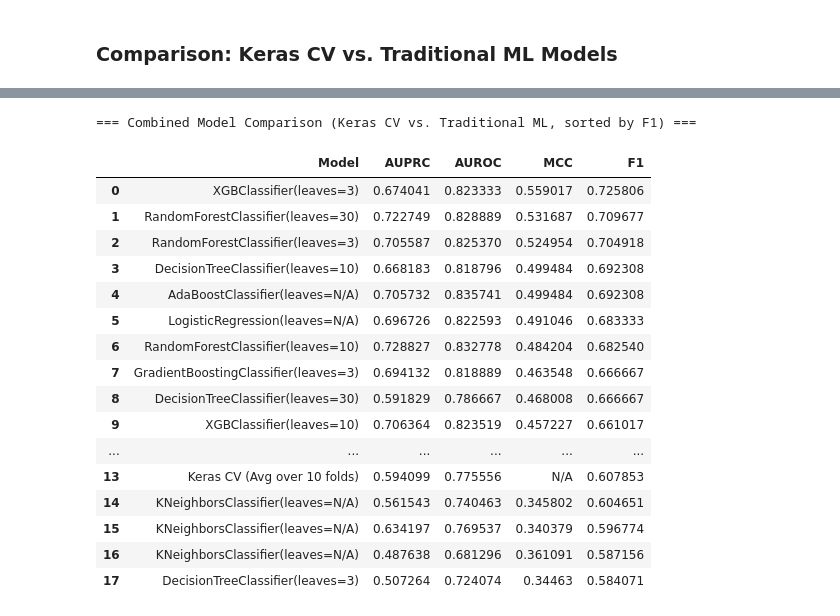
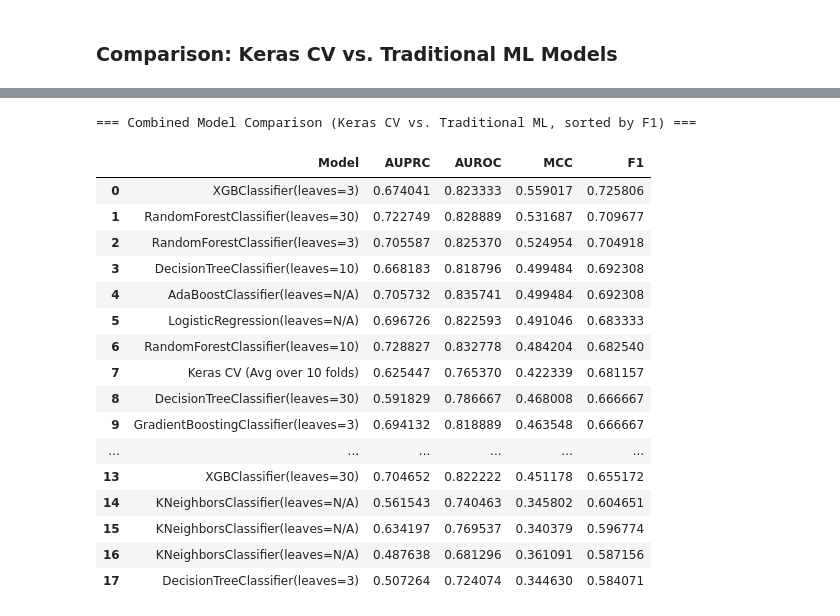
Before and after one commit to isaacadebayo/Predictive-Analytics-Public-Datasets, a Jupyter notebook: Diabetes_Prediction_Classification.ipynb, the cells around one changed output, grey strips where cells are left out. Saved outputs shown, nothing was run; the diff lists cells and outputs as text; code cells hidden in the pictures.

```diff
--- a/Diabetes_Prediction_Classification.ipynb
+++ b/Diabetes_Prediction_Classification.ipynb
@@ -920,27 +909,42 @@ models = [
 # %% [markdown]
 Plotting Confusion matrix and classification report for Multiple ML model
 # %%
+from sklearn.metrics import classification_report, confusion_matrix
+from imblearn.pipeline import Pipeline as ImblearnPipeline # Aliasing Pipeline to ImblearnPipeline
+from sklearn.preprocessing import StandardScaler
+from imblearn.over_sampling import SMOTE
+
 for m in models:
-    # Train the model
-    m.fit(X_tr_res, y_tr_res)
+    # Wrap the model in a pipeline with StandardScaler and SMOTE
+    pipe = ImblearnPipeline([
+        ('scaler', StandardScaler()),
+        ('smote', SMOTE(k_neighbors=10, random_state=42)),
+        ('clf', m),
+    ])
+
+    # Train the pipeline on original X_train, y_train
+    pipe.fit(X_train, y_train)
 
     print(m)
 
-    # Generate predictions
-    y_train_pred = m.predict(X_tr_res).astype(int)
-    y_test_pred = m.predict(X_test_s).astype(int) # Corrected to use scaled test data
+    # Generate predictions using the pipeline
+    y_train_pred = pipe.predict(X_train).astype(int) # Use X_train here, as the pipeline handles scaling and SMOTE
+    y_test_pred = pipe.predict(X_test).astype(int)   # Use X_test here, as the pipeline handles scaling
 
     # Print classification report
     print(classification_report(y_test, y_test_pred))
 
     # Compute confusion matrices
-    conf_matrix_train = confusion_matrix(y_tr_res, y_train_pred).astype(float)
+    conf_matrix_train = confusion_matrix(y_train, y_train_pred).astype(float)
     conf_matrix_test = confusion_matrix(y_test, y_test_pred).astype(float)
 
     # Normalize confusion matrices
     for i in range(conf_matrix_train.shape[0]):
-        conf_matrix_train[i, :] /= conf_matrix_train[i, :].sum()
-        conf_matrix_test[i, :] /= conf_matrix_test[i, :].sum()
+        # Check to avoid division by zero if a row sum is 0
+        if conf_matrix_train[i, :].sum() > 0:
+            conf_matrix_train[i, :] /= conf_matrix_train[i, :].sum()
+        if conf_matrix_test[i, :].sum() > 0:
+            conf_matrix_test[i, :] /= conf_matrix_test[i, :].sum()
 
     # Create subplots for confusion matrices
     fig, axes = plt.subplots(nrows=1, ncols=2, figsize=(8, 4))
@@ -1274,0 +1480,7 @@ Keras Model AUROC on Test Set: 0.7756
+# %%
+from sklearn.metrics import matthews_corrcoef
+
+y_keras_pred = model.predict(X_test_s).argmax(axis=1)
+keras_mcc = matthews_corrcoef(y_test, y_keras_pred)
+
+print(f"Keras Model MCC on Test Set: {keras_mcc:.4f}")
@@ -1277,7 +1492,7 @@ keras_cv_metrics = {
     'Model': 'Keras CV (Avg over 10 folds)',
     'AUPRC': keras_auprc,
     'AUROC': keras_auroc,
-    'MCC': np.nan,   # Not directly calculated in the CV summary
+    'MCC': keras_mcc,   # Updated to use the calculated MCC
     'F1': avg_f1_macro,
     'Accuracy': avg_accuracy # Adding accuracy for completeness
 }
@@ -1286,39 +1501,39 @@ keras_cv_metrics = {
 keras_cv_df = pd.DataFrame([keras_cv_metrics])
 
 # Ensure results_df has an 'Accuracy' column for consistent concatenation.
 # For existing models, if 'Accuracy' is not present, it would be good to add it,
 # but for this comparison, we'll assume the primary comparison is F1 and AUPRC.
 # We'll just add accuracy to the Keras row for now.
 
 # Assuming results_df from cell _p8_7dJ_qy2d is available
 # If results_df doesn't have an 'Accuracy' column from previous runs, we'll create it with NaNs
 if 'Accuracy' not in results_df.columns:
     results_df['Accuracy'] = np.nan
 
 # Select and reorder columns for concatenation to match `keras_cv_df`
 # Only keep common columns and F1, AUPRC, AUROC, MCC for main comparison
 common_cols = ['Model', 'AUPRC', 'AUROC', 'MCC', 'F1']
 combined_df = pd.concat([results_df[common_cols], keras_cv_df[common_cols]], ignore_index=True)
 
 print("\n=== Combined Model Comparison (Keras CV vs. Traditional ML, sorted by F1) ===")
 # Sort by F1-score for a clear comparison
 display(combined_df.sort_values('F1', ascending=False).reset_index(drop=True).fillna('N/A'))
 # %% [output]
 === Combined Model Comparison (Keras CV vs. Traditional ML, sorted by F1) ===
 |  | Model | AUPRC | AUROC | MCC | F1 |
 | 0 | XGBClassifier(leaves=3) | 0.674041 | 0.823333 | 0.559017 | 0.725806 |
 | 1 | RandomForestClassifier(leaves=30) | 0.722749 | 0.828889 | 0.531687 | 0.709677 |
 | 2 | RandomForestClassifier(leaves=3) | 0.705587 | 0.825370 | 0.524954 | 0.704918 |
 | 3 | DecisionTreeClassifier(leaves=10) | 0.668183 | 0.818796 | 0.499484 | 0.692308 |
 | 4 | AdaBoostClassifier(leaves=N/A) | 0.705732 | 0.835741 | 0.499484 | 0.692308 |
 | 5 | LogisticRegression(leaves=N/A) | 0.696726 | 0.822593 | 0.491046 | 0.683333 |
 | 6 | RandomForestClassifier(leaves=10) | 0.728827 | 0.832778 | 0.484204 | 0.682540 |
-| 7 | GradientBoostingClassifier(leaves=3) | 0.694132 | 0.818889 | 0.463548 | 0.666667 |
+| 7 | Keras CV (Avg over 10 folds) | 0.625447 | 0.765370 | 0.422339 | 0.681157 |
 | 8 | DecisionTreeClassifier(leaves=30) | 0.591829 | 0.786667 | 0.468008 | 0.666667 |
-| 9 | XGBClassifier(leaves=10) | 0.706364 | 0.823519 | 0.457227 | 0.661017 |
+| 9 | GradientBoostingClassifier(leaves=3) | 0.694132 | 0.818889 | 0.463548 | 0.666667 |
 | ... | ... | ... | ... | ... | ... |
-| 13 | Keras CV (Avg over 10 folds) | 0.594099 | 0.775556 | N/A | 0.607853 |
+| 13 | XGBClassifier(leaves=30) | 0.704652 | 0.822222 | 0.451178 | 0.655172 |
 | 14 | KNeighborsClassifier(leaves=N/A) | 0.561543 | 0.740463 | 0.345802 | 0.604651 |
 | 15 | KNeighborsClassifier(leaves=N/A) | 0.634197 | 0.769537 | 0.340379 | 0.596774 |
 | 16 | KNeighborsClassifier(leaves=N/A) | 0.487638 | 0.681296 | 0.361091 | 0.587156 |
-| 17 | DecisionTreeClassifier(leaves=3) | 0.507264 | 0.724074 | 0.34463 | 0.584071 |
+| 17 | DecisionTreeClassifier(leaves=3) | 0.507264 | 0.724074 | 0.344630 | 0.584071 |
```
Also changed, not shown: parts of 11 cells of this notebook, 1 other file.
